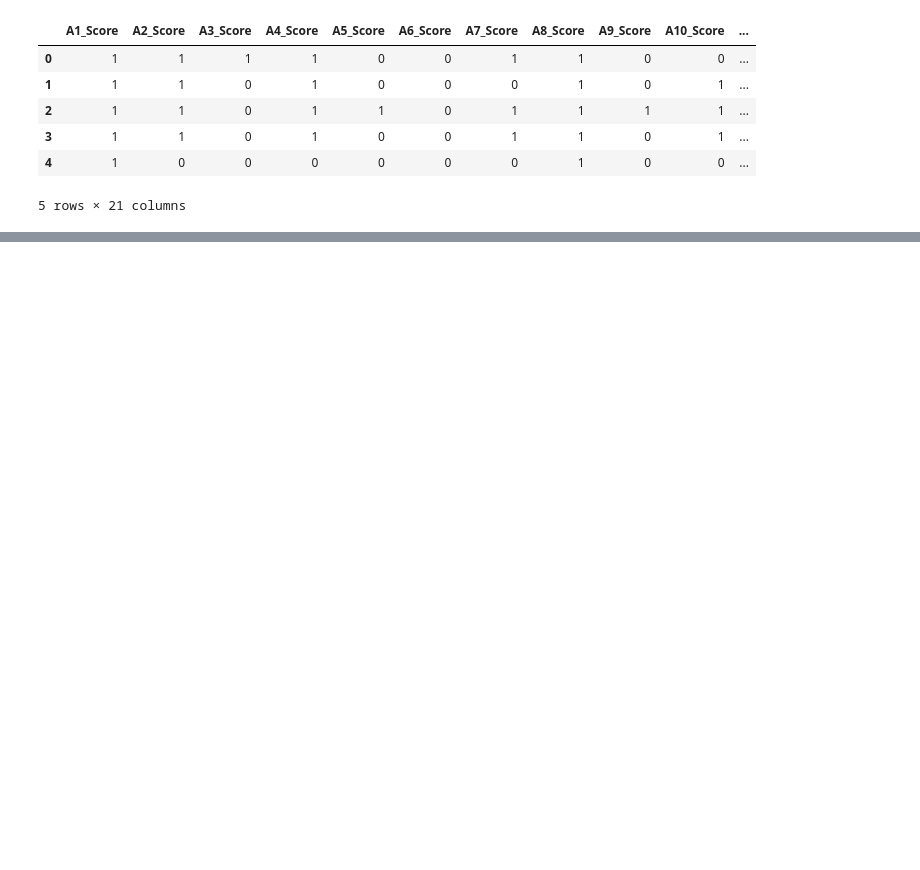
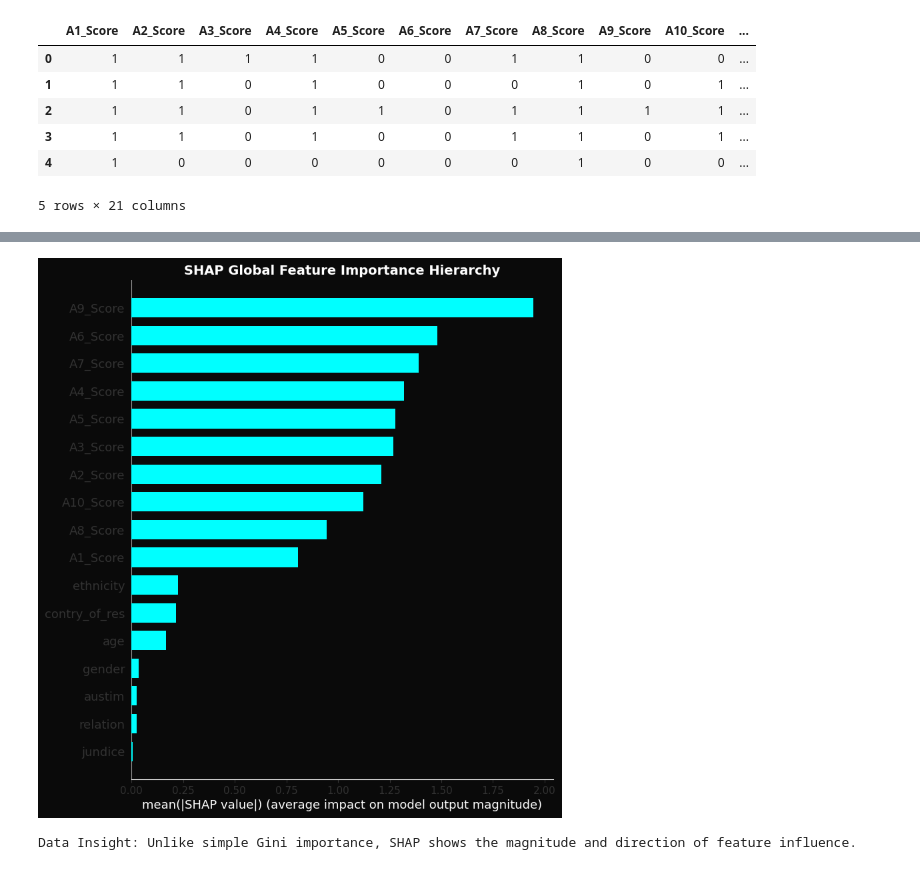
Before and after one commit to SmtTheSE/Kaggle_Analysis_SittMinThar, a Jupyter notebook: Predict Autism Spectrum Disorder/autism_prediction_elite_pipeline.ipynb, the cells around one changed output, grey strips where cells are left out. Cells and saved outputs as stored; diff of their text form; code cells hidden in the pictures; blank space fills up the shorter version.

```diff
--- a/Predict Autism Spectrum Disorder/autism_prediction_elite_pipeline.ipynb
+++ b/Predict Autism Spectrum Disorder/autism_prediction_elite_pipeline.ipynb
@@ -233,0 +114,20 @@ plt.show()
+# %%
+# Initialize XGBoost
+model = xgb.XGBClassifier(
+    n_estimators=500,
+    max_depth=6,
+    learning_rate=0.05,
+    subsample=0.8,
+    colsample_bytree=0.8,
+    random_state=42,
+    use_label_encoder=False,
+    eval_metric='logloss'
+)
+
+# Train with validation
+model.fit(X_train, y_train, eval_set=[(X_test, y_test)], verbose=False)
+
+# Evaluation
+y_pred = model.predict(X_test)
+print("XGBOOST CLASSIFICATION REPORT:\n")
+print(classification_report(y_test, y_pred, target_names=['Negative', 'Positive']))
@@ -233,0 +148,15 @@ plt.show()
+# %%
+# Calculate SHAP Values
+explainer = shap.TreeExplainer(model)
+shap_values = explainer.shap_values(X_test)
+
+# Rendering the SHAP Summary Plot in DARK MODE context
+plt.figure(figsize=(10, 8))
+shap.summary_plot(shap_values, X_test, show=False, plot_type="bar", color=VIBRANT_CYAN)
+plt.title("SHAP Global Feature Importance Hierarchy", fontweight='bold', fontsize=14)
+plt.show()
+
+print("Data Insight: Unlike simple Gini importance, SHAP shows the magnitude and direction of feature influence.")
+# %% [output]
+[figure, added]
+Data Insight: Unlike simple Gini importance, SHAP shows the magnitude and direction of feature influence.
```
Also changed, not shown: parts of 25 cells of this notebook, 1 other file.
